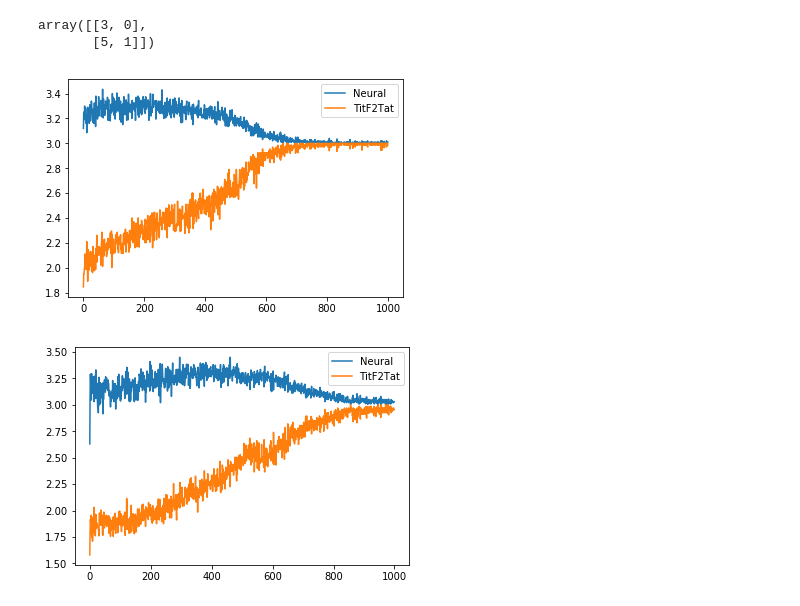
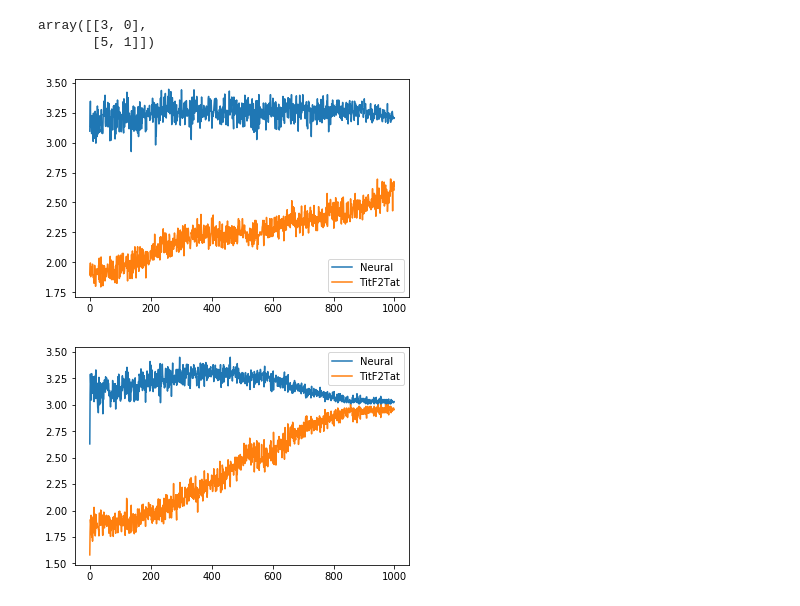
Before and after one commit to Umbriona/GameTheory, a Jupyter notebook: Project/Untitled.ipynb, the cells around one changed output. Saved outputs shown, nothing was run; the diff lists cells and outputs as text; code cells hidden in the pictures.

```diff
--- a/Project/Untitled.ipynb
+++ b/Project/Untitled.ipynb
@@ -508,44 +508,45 @@ action_space = game.actionSpace
   #      print (name)
 #list_of_players, arr = tour.initPlayersRand(20, [0.2, 0.4, 0.2, 0.0, 0.2], action_space)
 player1 = Strategies.Neural200Agent(name = 'Neural', actionSpace = game.actionSpace)
-player1.learning_rate = 0.001
+player1.learning_rate = 0.0001
+player1.gamma = 0.8
 player2 = Strategies.Neural200Agent(name = 'Neural1', actionSpace = game.actionSpace)
 player2.learning_rate = 0.001
 player3 = Strategies.TitF2tatAgent(name = 'TitF2Tat')
 player4 = Strategies.TitFTatAgent(name = 'TitFTat')
 player5 = Strategies.RandomChoiceAgent(name = 'Randome')
-list_of_players = [player1, player3 ]
+list_of_players = [player1, player2, player3 ]
 
 list_avgScore = []
 
 f = 0
 
 for i in range(1000):
     for k in list_of_players:
 
         if k.name[:6] == 'Neural':
             k.prepThread(len(list_of_players)-1+f)
         else:
             k.clearHistory(len(list_of_players)-1+f)
     game.tournament(list_of_players, 200, 0.04, f == 1)
     avgScore= []
     for j in list_of_players:
         avgScore.append(np.sum(j.lastScore) / (200 * (len(list_of_players)-1+f)))
         if j.name[:6] == 'Neural' :
             j.train()
 
     list_avgScore.append(avgScore)
     #print('round = %d \naverage score Neural agent = %f \naverage score TitFTat = %f \n' % (i, avgScore[0], avgScore[1]))
 X1 = np.array(list_avgScore)[:,0]
 X2 = np.array(list_avgScore)[:,1]
 
 plt.plot(X1)
 plt.plot(X2)
 
 plt.legend([list_of_players[0].name,list_of_players[1].name])#,list_of_players[2].name])
 plt.show()
 # %% [output]
-[figure, old version]
+[figure, new version]
 # %%
 
 plt.plot(X1)
```
Also changed, not shown: 4 other files.
